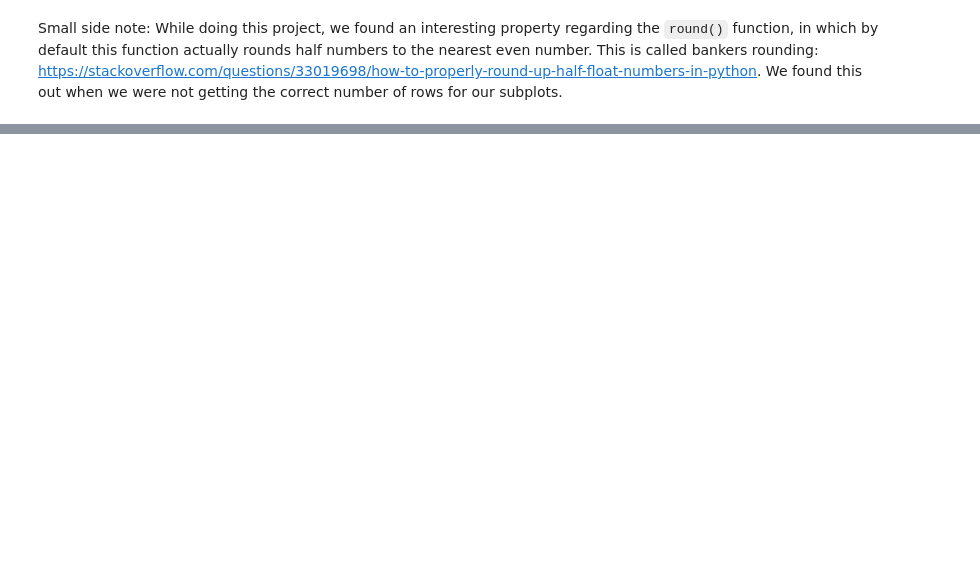
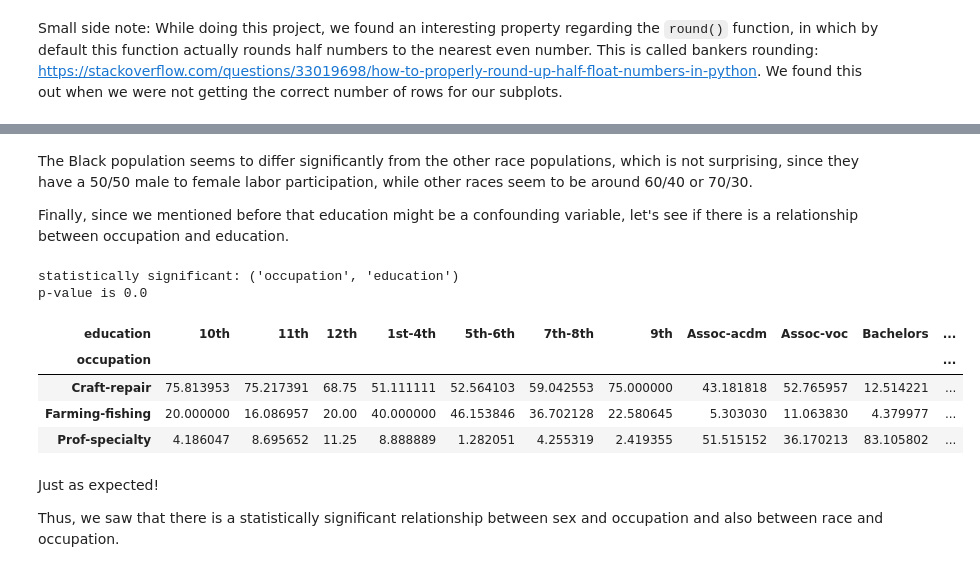
Before and after one commit to berkeley-stat159-f17/project-3-p2-ou-yu-li, a Jupyter notebook: demographics-p2.ipynb, the cells around one changed output, grey strips where cells are left out. Drawn from its saved outputs; the diff is of its cells as text; code cells hidden in the pictures; blank space fills up the shorter version.

```diff
--- a/demographics-p2.ipynb
+++ b/demographics-p2.ipynb
@@ -137,0 +149,31 @@ p
+# %%
+# %load find_indices_with_value.py
+def find_indices_with_value(df, value):
+    """Return the row indices of a Pandas Dataframe where the row contains the given value.
+
+    Parameters
+    ----------
+
+    df: Pandas Dataframe
+    value: value we want to see if row contains
+
+    Return
+    ------
+    array
+        An integer array where each value is the row index of a row that contains the value
+
+    Example
+    -------
+
+    >>> row0 = [">", "?", "!"]
+    ... df = pd.DataFrame([row0])
+    ... find_indices_with_value(df, "?")
+    array([0])
+    """
+
+
+    rows = []
+    for index, row in df.iterrows():
+        if value in row.unique():
+            rows.append(index)
+    return np.array(rows)
@@ -137,0 +404,18 @@ p
+# %% [markdown]
+The Black population seems to differ significantly from the other race populations, which is not surprising, since they have a 50/50 male to female labor participation, while other races seem to be around 60/40 or 70/30.
+
+Finally, since we mentioned before that education might be a confounding variable, let's see if there is a relationship between occupation and education.
+# %%
+chi_square_test(clean_adult,"occupation", "education");
+# %% [output]
+statistically significant: ('occupation', 'education')
+p-value is 0.0
+| education | 10th | 11th | 12th | 1st-4th | 5th-6th | 7th-8th | 9th | Assoc-acdm | Assoc-voc | Bachelors | ... |
+| occupation |  |  |  |  |  |  |  |  |  |  | ... |
+| Craft-repair | 75.813953 | 75.217391 | 68.75 | 51.111111 | 52.564103 | 59.042553 | 75.000000 | 43.181818 | 52.765957 | 12.514221 | ... |
+| Farming-fishing | 20.000000 | 16.086957 | 20.00 | 40.000000 | 46.153846 | 36.702128 | 22.580645 | 5.303030 | 11.063830 | 4.379977 | ... |
+| Prof-specialty | 4.186047 | 8.695652 | 11.25 | 8.888889 | 1.282051 | 4.255319 | 2.419355 | 51.515152 | 36.170213 | 83.105802 | ... |
+# %% [markdown]
+Just as expected!
+
+Thus, we saw that there is a statistically significant relationship between sex and occupation and also between race and occupation.
```
Also changed, not shown: parts of 21 cells of this notebook, 17 other files.
